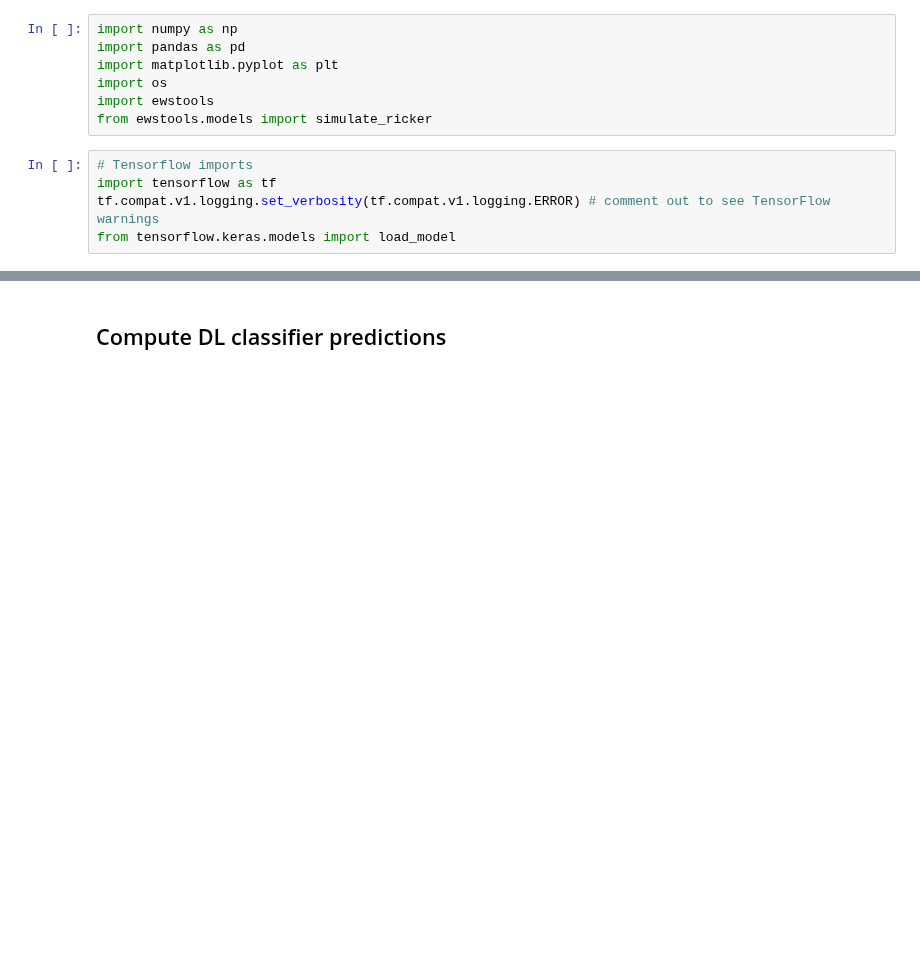
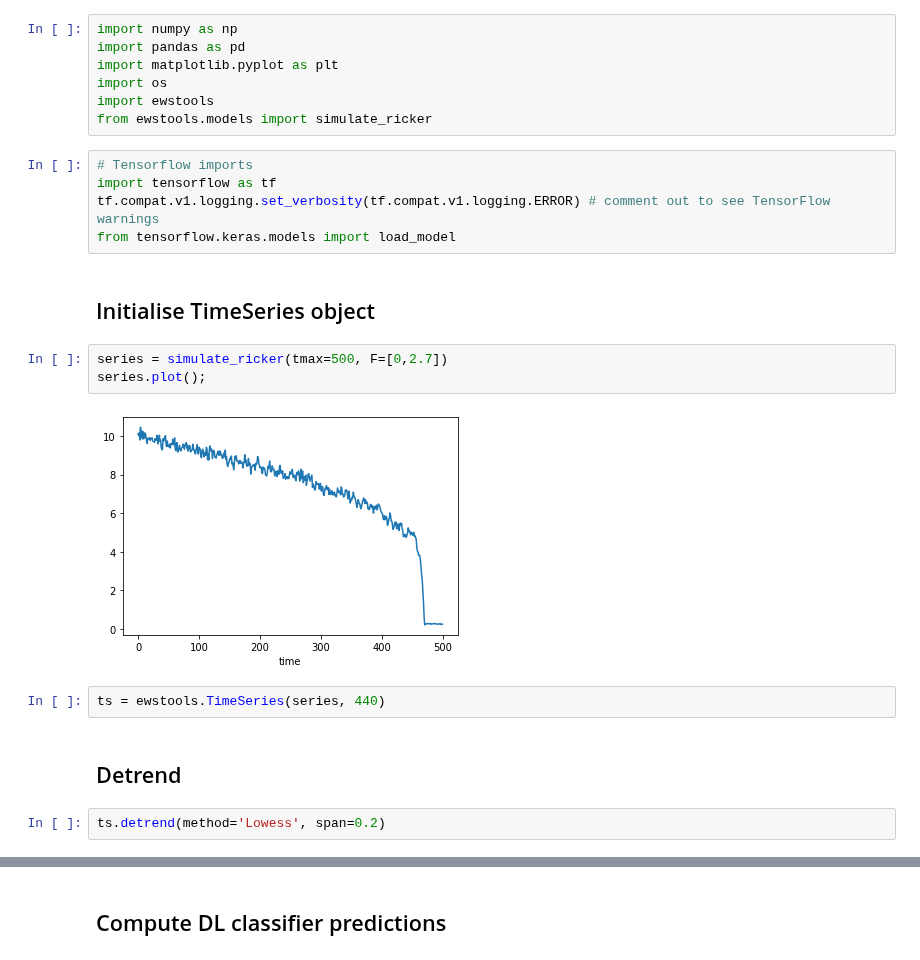
Before and after one commit to ThomasMBury/ewstools, a Jupyter notebook: tutorials/tutorial_deep_learning.ipynb, the cells around one changed output, grey strips where cells are left out. Saved outputs shown, nothing was run; the diff lists cells and outputs as text; blank space fills up the shorter version.

```diff
--- a/tutorials/tutorial_deep_learning.ipynb
+++ b/tutorials/tutorial_deep_learning.ipynb
@@ -23,3 +23,16 @@ from ewstools.models import simulate_ricker
 import tensorflow as tf
 tf.compat.v1.logging.set_verbosity(tf.compat.v1.logging.ERROR) # comment out to see TensorFlow warnings
 from tensorflow.keras.models import load_model
+# %% [markdown]
+## Initialise TimeSeries object
+# %%
+series = simulate_ricker(tmax=500, F=[0,2.7])
+series.plot();
+# %% [output]
+[figure, added]
+# %%
+ts = ewstools.TimeSeries(series, 440)
+# %% [markdown]
+## Detrend
+# %%
+ts.detrend(method='Lowess', span=0.2)
```
Also changed, not shown: parts of 5 cells of this notebook, 1 other file.
